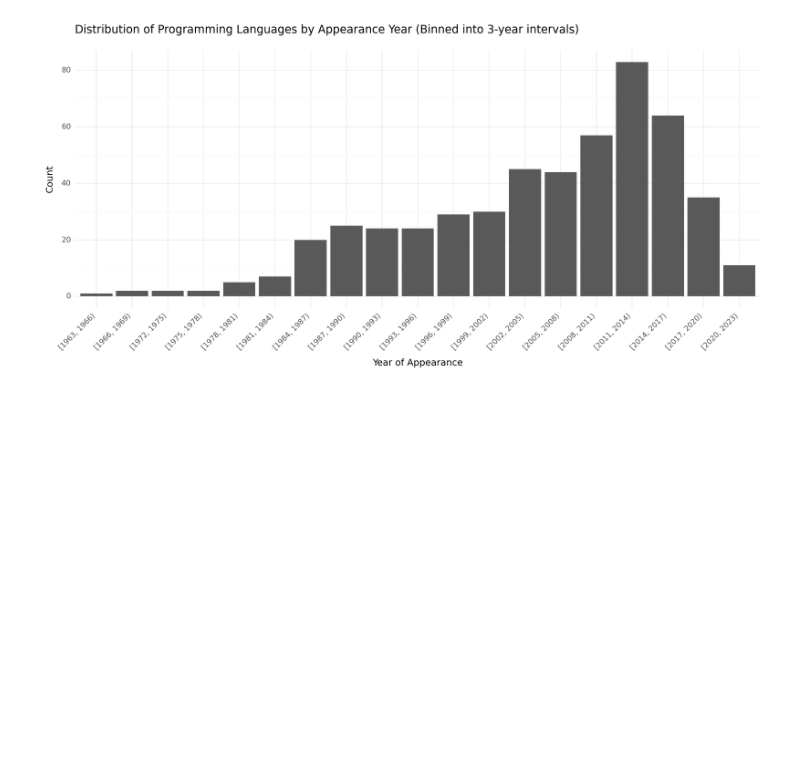
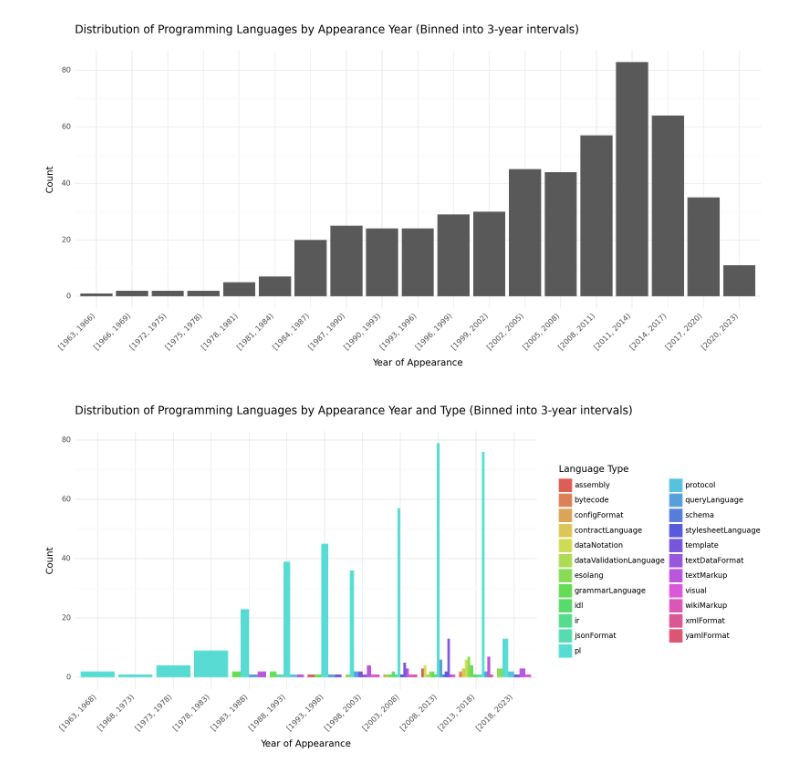
Before and after one commit to madhumsc/TidyTuesday, a Jupyter notebook: 5.ipynb, the cells around one changed output. Saved outputs shown, nothing was run; the diff lists cells and outputs as text; code cells hidden in the pictures; blank space fills up the shorter version.

Commit message:
added few more charts

```diff
--- a/5.ipynb
+++ b/5.ipynb
@@ -397,7 +397,7 @@ df = df[(df['appeared'] >= 1963) & (df['appeared'] <= 2023)]
 df['appeared'] = df['appeared'].astype(int)
 
 # Create bins for the 'appeared' column with 3-year intervals up to 2023
-bins = range(df['appeared'].min(), min(df['appeared'].max() + 3, 2024), 2)
+bins = range(df['appeared'].min(), min(df['appeared'].max() + 4, 2024), 3)
 df['appeared_bin'] = pd.cut(df['appeared'], bins=bins, right=False, include_lowest=True)
 
 # Drop rows with NaN values in the 'appeared_bin' column
@@ -418,3 +418,40 @@ plot = (
 print(plot)
 # %% [output]
 [figure]
+# %%
+import pandas as pd
+from plotnine import ggplot, aes, geom_bar, labs, theme_minimal, theme, element_text
+
+# Assuming you have the DataFrame named 'df' with the relevant columns
+
+# Drop rows with NaN values in the 'appeared' and 'type' columns
+df = df.dropna(subset=['appeared', 'type'])
+
+# Filter 'appeared' values to be within the expected range (1963 to 2023)
+df = df[(df['appeared'] >= 1963) & (df['appeared'] <= 2023)]
+
+# Convert 'appeared' to integer for plotting
+df['appeared'] = df['appeared'].astype(int)
+
+# Create bins for the 'appeared' column with 3-year intervals up to 2023
+bins = range(df['appeared'].min(), min(df['appeared'].max() + 6, 2024), 5)
+df['appeared_bin'] = pd.cut(df['appeared'], bins=bins, right=False, include_lowest=True)
+
+# Drop rows with NaN values in the 'appeared_bin' column
+df = df.dropna(subset=['appeared_bin'])
+
+# Create a bar chart using plotnine with angled x-axis labels, increased space, and widened x-axis
+plot = (
+    ggplot(df, aes(x='factor(appeared_bin)', fill='type')) +
+    geom_bar(stat='count', position='dodge') +
+    labs(title='Distribution of Programming Languages by Appearance Year and Type (Binned into 3-year intervals)',
+         x='Year of Appearance', y='Count', fill='Language Type') +
+    theme_minimal() +
+    theme(axis_text_x=element_text(angle=45, hjust=1, margin={'b': 15}),
+          figure_size=(12, 6))  # Adjust the figure size as needed
+)
+
+# Show the plot
+print(plot)
+# %% [output]
+[figure, added]
```
Also changed, not shown: parts of 11 cells of this notebook.
